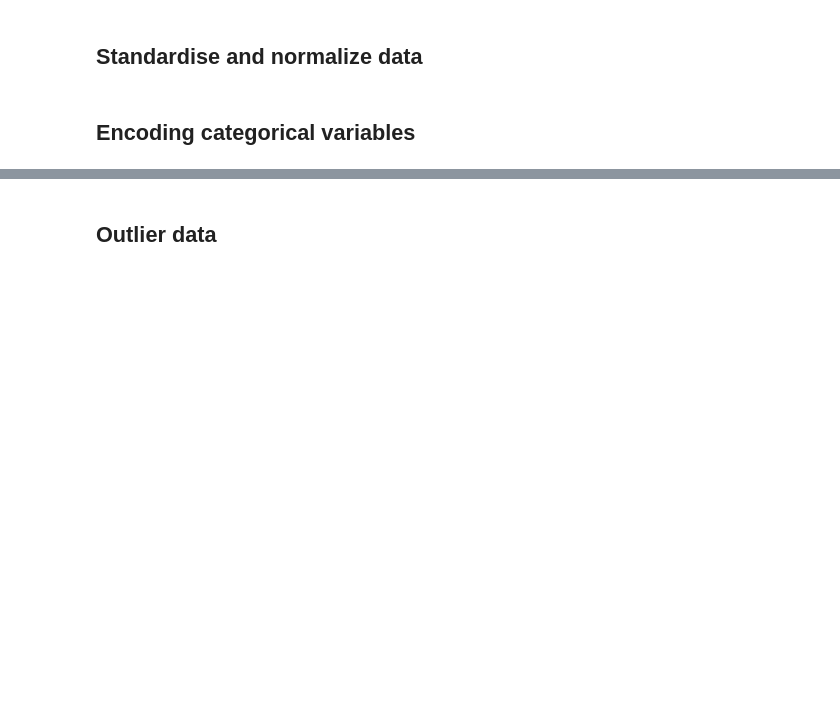
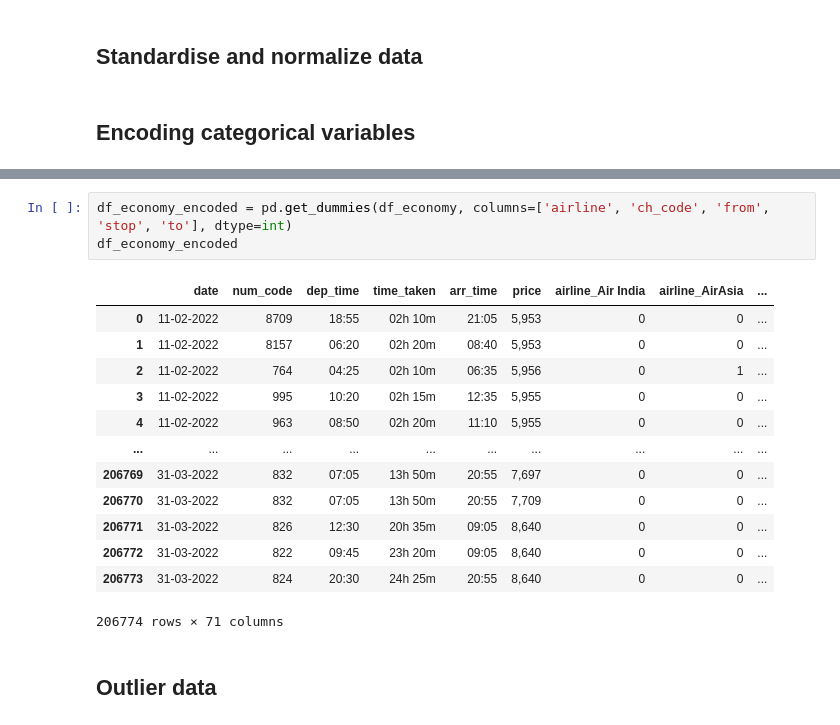
Before and after one commit to Pyame/Flight-Price-Prediction, a Jupyter notebook: main.ipynb, the cells around one changed output, grey strips where cells are left out. Saved outputs shown, nothing was run; the diff lists cells and outputs as text; blank space fills up the shorter version.

```diff
--- a/main.ipynb
+++ b/main.ipynb
@@ -112,3 +147,20 @@ df_economy.drop_duplicates()
+# %%
+df_economy_encoded = pd.get_dummies(df_economy, columns=['airline', 'ch_code', 'from', 'stop', 'to'], dtype=int)
+df_economy_encoded
+# %% [output]
+|  | date | num_code | dep_time | time_taken | arr_time | price | airline_Air India | airline_AirAsia | ... |
+| 0 | 11-02-2022 | 8709 | 18:55 | 02h 10m | 21:05 | 5,953 | 0 | 0 | ... |
+| 1 | 11-02-2022 | 8157 | 06:20 | 02h 20m | 08:40 | 5,953 | 0 | 0 | ... |
+| 2 | 11-02-2022 | 764 | 04:25 | 02h 10m | 06:35 | 5,956 | 0 | 1 | ... |
+| 3 | 11-02-2022 | 995 | 10:20 | 02h 15m | 12:35 | 5,955 | 0 | 0 | ... |
+| 4 | 11-02-2022 | 963 | 08:50 | 02h 20m | 11:10 | 5,955 | 0 | 0 | ... |
+| ... | ... | ... | ... | ... | ... | ... | ... | ... | ... |
+| 206769 | 31-03-2022 | 832 | 07:05 | 13h 50m | 20:55 | 7,697 | 0 | 0 | ... |
+| 206770 | 31-03-2022 | 832 | 07:05 | 13h 50m | 20:55 | 7,709 | 0 | 0 | ... |
+| 206771 | 31-03-2022 | 826 | 12:30 | 20h 35m | 09:05 | 8,640 | 0 | 0 | ... |
+| 206772 | 31-03-2022 | 822 | 09:45 | 23h 20m | 09:05 | 8,640 | 0 | 0 | ... |
+| 206773 | 31-03-2022 | 824 | 20:30 | 24h 25m | 20:55 | 8,640 | 0 | 0 | ... |
+206774 rows × 71 columns
 # %% [markdown]
 ## Outlier data
 # %% [markdown]
```
Also changed, not shown: parts of 4 cells of this notebook.
